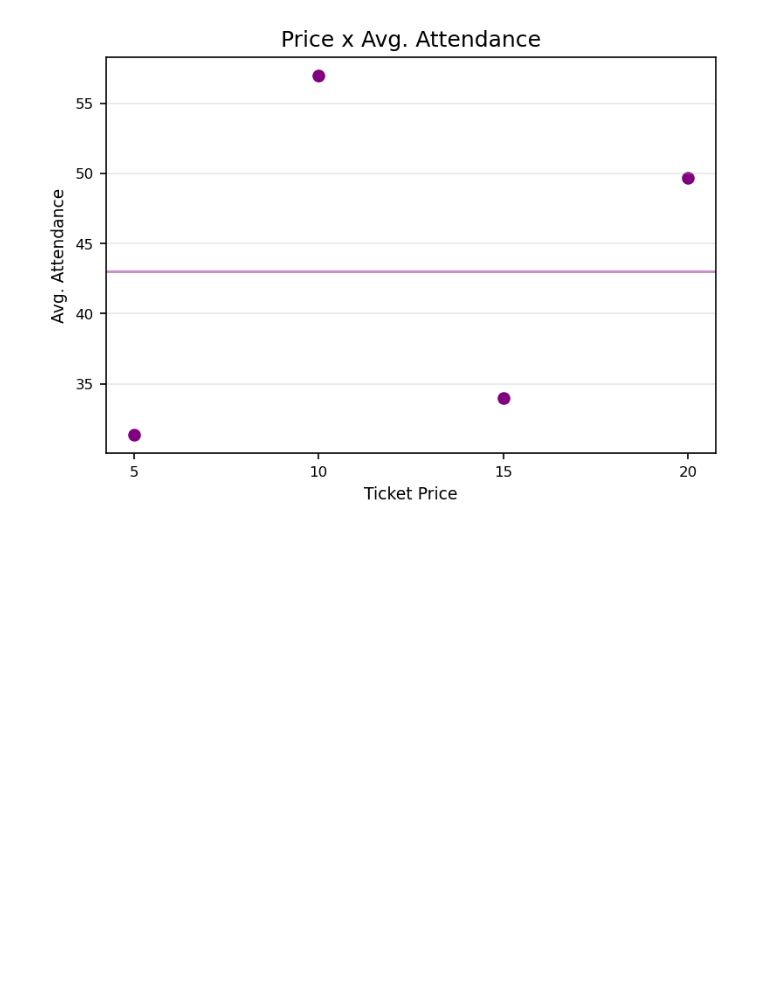
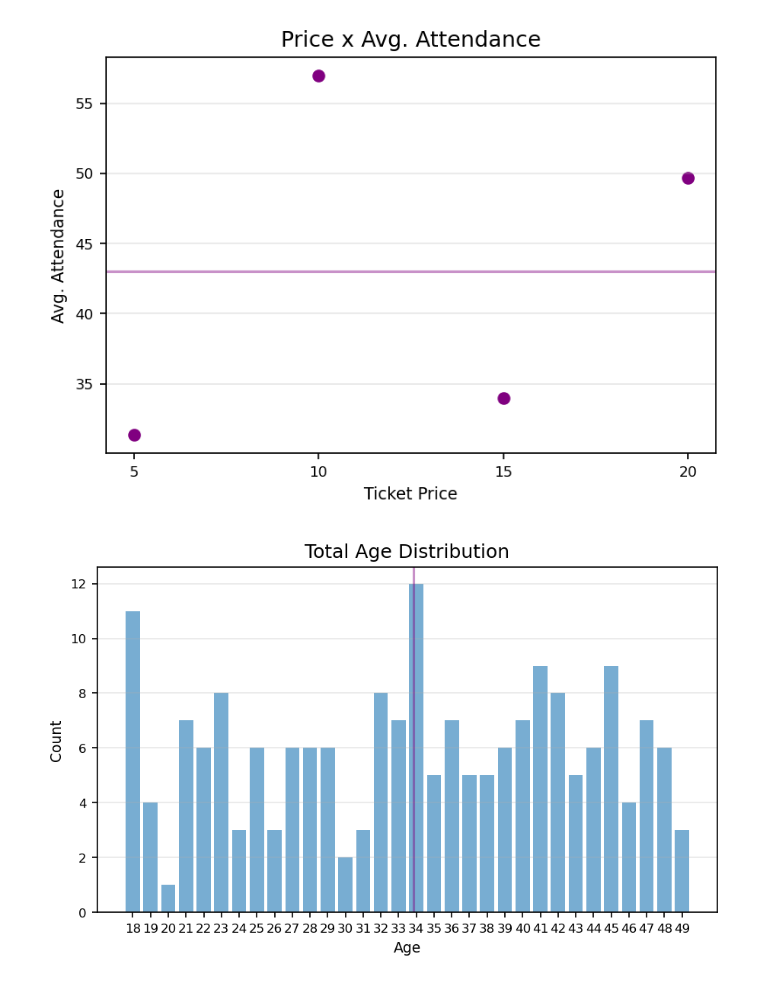
Before and after one commit to meyerpedro/Personal_Projects, a Jupyter notebook: fanflex_phase2/notebook/fanflex_phase2.ipynb, the cells around one changed output. Cells and saved outputs as stored; diff of their text form; code cells hidden in the pictures; blank space fills up the shorter version.

Commit message:
Age Distribution added to Notebook

```diff
--- a/fanflex_phase2/notebook/fanflex_phase2.ipynb
+++ b/fanflex_phase2/notebook/fanflex_phase2.ipynb
@@ -373,0 +371,31 @@ plt.show()
+# %%
+#Age Distribution of fans
+ages = show_df['age'].tolist()
+
+def age_count(age_lst):
+    count_lst = []
+
+    for i in sorted(set(age_lst)):
+        count_lst.append(age_lst.count(i))
+
+    return count_lst
+
+fig, ax = plt.subplots(figsize=(7,4),dpi=150)
+
+ax.bar(sorted(set(ages)), age_count(ages), alpha=0.6, label='Age Distribution')
+
+ax.tick_params(axis='both', which='major', labelsize=8)
+
+ax.set_title('Total Age Distribution')
+# ax.set_yticks(attendance)
+ax.set_xticks(show_df['age'].unique())
+ax.set_ylabel('Count', fontsize=9)
+ax.set_xlabel('Age', fontsize=9)
+
+ax.grid(True, axis='y', alpha=0.3)
+ax.axvline(np.mean(ages), c='purple', alpha = 0.43)
+
+
+plt.show()
+# %% [output]
+[figure, added]
```
Also changed, not shown: parts of 1 cell of this notebook.
